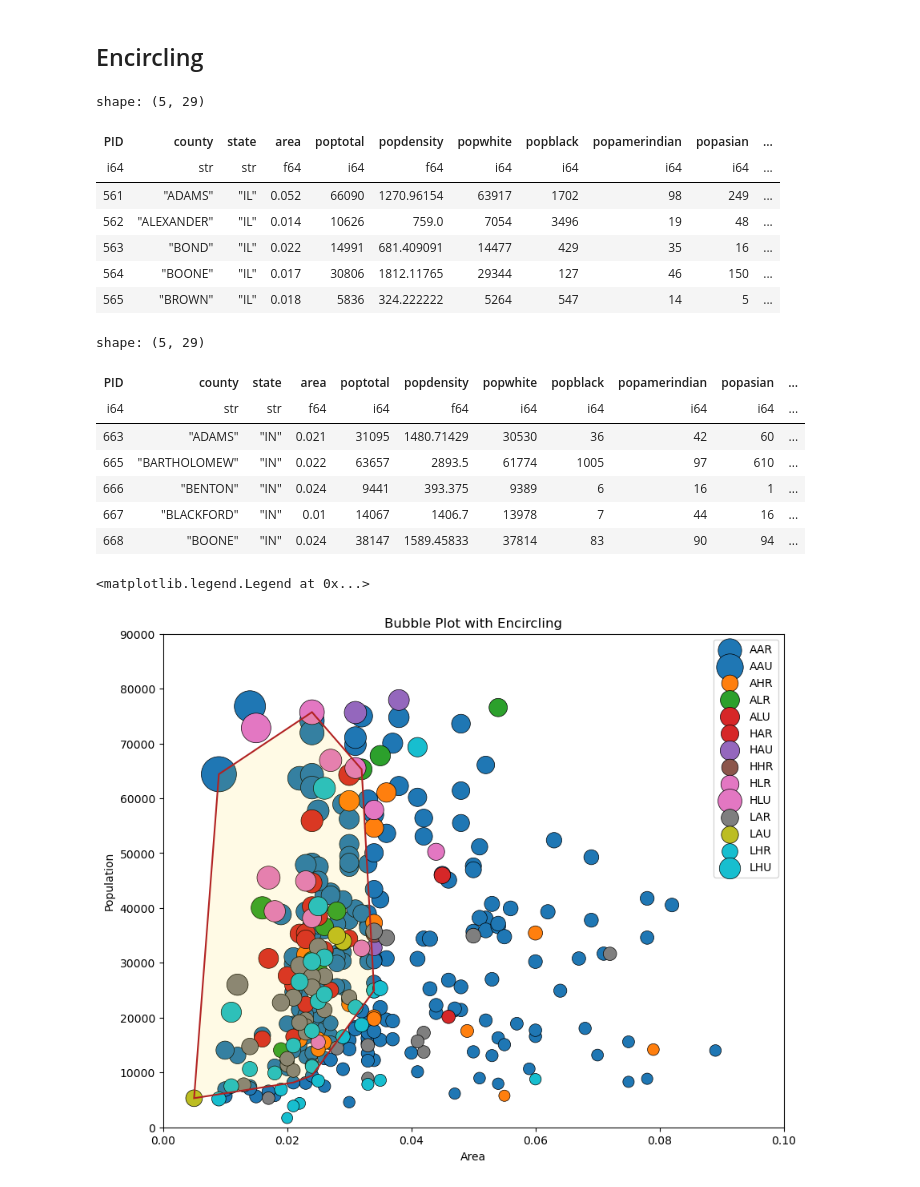
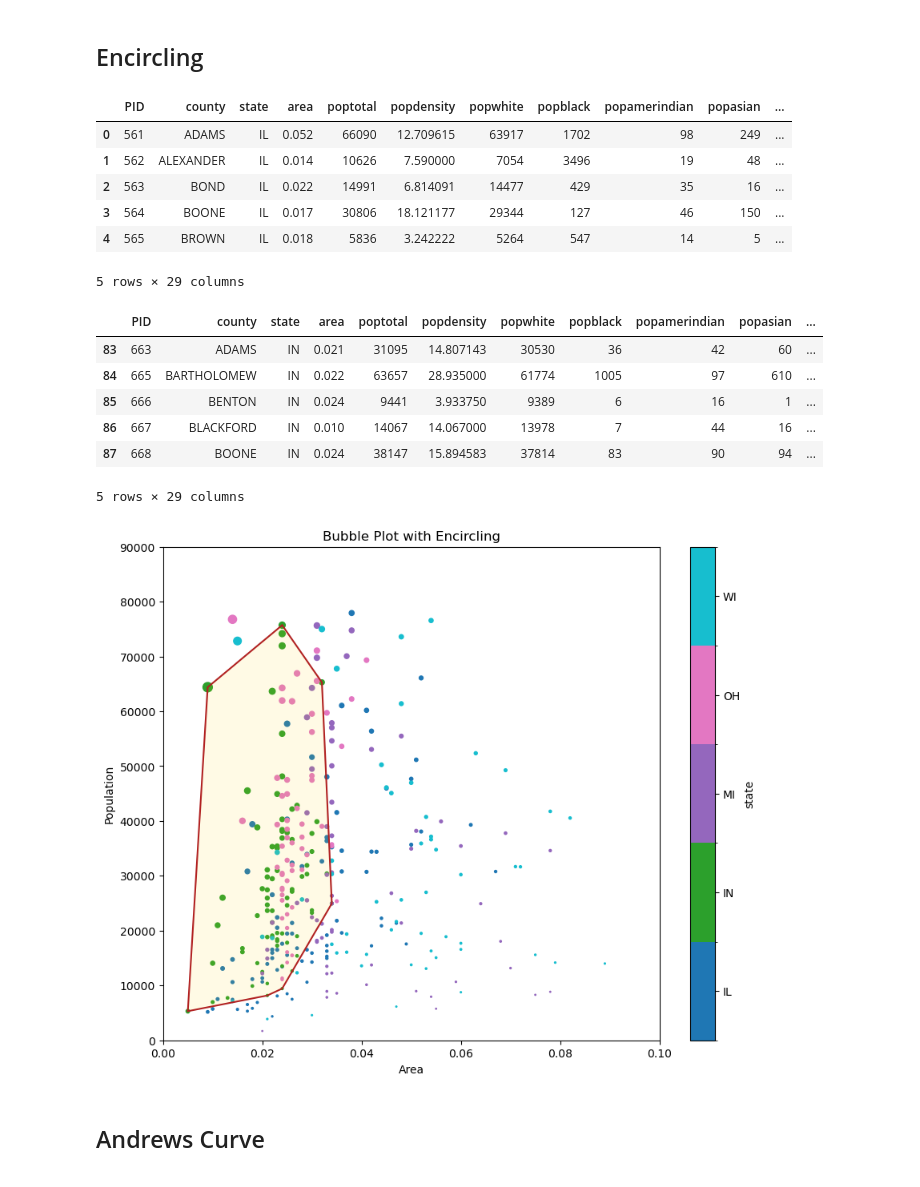
Before and after one commit to ivaquero/blog-bio, a Jupyter notebook: analysis/group.ipynb, the cells around one changed output. Drawn from its saved outputs; the diff is of its cells as text; code cells hidden in the pictures.

```diff
--- a/analysis/group.ipynb
+++ b/analysis/group.ipynb
@@ -23,6 +21,6 @@ shape: (5, 11)
 # %%
-mpg_group = (
-    mpg[:, ["cty", "manufacturer"]].group_by("manufacturer").mean().sort(by="cty")
-)
+mpg_group = mpg.loc[:, ["cty", "manufacturer"]].groupby("manufacturer").mean()
+mpg_group = mpg_group.sort_values("cty")
+mpg_group = mpg_group.reset_index()
 mpg_group.head()
 # %% [output]
@@ -37,7 +33,7 @@ shape: (5, 2)
 # %%
 fig, ax = plt.subplots(figsize=(10, 6), facecolor="white")
 
-x = mpg_group["manufacturer"].str.to_uppercase()
+x = mpg_group["manufacturer"].str.upper()
 y = mpg_group["cty"]
 
 ax.bar(x=x, height=y)
@@ -64,6 +60,8 @@ p2 = patches.Rectangle(
 fig.add_artist(p1)
 fig.add_artist(p2)
 
+ax.set(ylim=(0, 30), ylabel="Miles Per Gallon", title="Bar Chart for Highway Mileage")
 plt.setp(ax.get_xticklabels(), rotation=60, horizontalalignment="right")
-ax.set(ylim=(0, 30), ylabel="Miles Per Gallon", title="Bar Chart for Highway Mileage")
+
+plt.show()
 # %% [output]
@@ -105,75 +167,63 @@ plt.show()
 # %% [markdown]
 ## Encircling
 # %%
-midwest = pl.read_csv("data/midwest_filter.csv")
-midwest.with_columns(
-    popdensity=midwest["poptotal"] / 100, state=midwest["state"].cast(pl.Categorical)
-)
+midwest = pd.read_csv("data/midwest_filter.csv")
+midwest["popdensity"] = midwest["popdensity"] / 100
+midwest["state"] = midwest["state"].astype("category")
 midwest.head()
 # %% [output]
+|  | PID | county | state | area | poptotal | popdensity | popwhite | popblack | popamerindian | popasian | ... |
+| 0 | 561 | ADAMS | IL | 0.052 | 66090 | 12.709615 | 63917 | 1702 | 98 | 249 | ... |
+| 1 | 562 | ALEXANDER | IL | 0.014 | 10626 | 7.590000 | 7054 | 3496 | 19 | 48 | ... |
+| 2 | 563 | BOND | IL | 0.022 | 14991 | 6.814091 | 14477 | 429 | 35 | 16 | ... |
+| 3 | 564 | BOONE | IL | 0.017 | 30806 | 18.121177 | 29344 | 127 | 46 | 150 | ... |
+| 4 | 565 | BROWN | IL | 0.018 | 5836 | 3.242222 | 5264 | 547 | 14 | 5 | ... |
-shape: (5, 29)
+5 rows × 29 columns
-| PID | county | state | area | poptotal | popdensity | popwhite | popblack | popamerindian | popasian | ... |
-| i64 | str | str | f64 | i64 | f64 | i64 | i64 | i64 | i64 | ... |
-| 561 | "ADAMS" | "IL" | 0.052 | 66090 | 1270.96154 | 63917 | 1702 | 98 | 249 | ... |
-| 562 | "ALEXANDER" | "IL" | 0.014 | 10626 | 759.0 | 7054 | 3496 | 19 | 48 | ... |
-| 563 | "BOND" | "IL" | 0.022 | 14991 | 681.409091 | 14477 | 429 | 35 | 16 | ... |
-| 564 | "BOONE" | "IL" | 0.017 | 30806 | 1812.11765 | 29344 | 127 | 46 | 150 | ... |
-| 565 | "BROWN" | "IL" | 0.018 | 5836 | 324.222222 | 5264 | 547 | 14 | 5 | ... |
 # %%
-midwest_select = midwest.filter(pl.col("state") == "IN")
+midwest_select = midwest.query("state=='IN'")
 midwest_select.head()
 # %% [output]
+|  | PID | county | state | area | poptotal | popdensity | popwhite | popblack | popamerindian | popasian | ... |
+| 83 | 663 | ADAMS | IN | 0.021 | 31095 | 14.807143 | 30530 | 36 | 42 | 60 | ... |
+| 84 | 665 | BARTHOLOMEW | IN | 0.022 | 63657 | 28.935000 | 61774 | 1005 | 97 | 610 | ... |
+| 85 | 666 | BENTON | IN | 0.024 | 9441 | 3.933750 | 9389 | 6 | 16 | 1 | ... |
+| 86 | 667 | BLACKFORD | IN | 0.010 | 14067 | 14.067000 | 13978 | 7 | 44 | 16 | ... |
+| 87 | 668 | BOONE | IN | 0.024 | 38147 | 15.894583 | 37814 | 83 | 90 | 94 | ... |
-shape: (5, 29)
+5 rows × 29 columns
-| PID | county | state | area | poptotal | popdensity | popwhite | popblack | popamerindian | popasian | ... |
-| i64 | str | str | f64 | i64 | f64 | i64 | i64 | i64 | i64 | ... |
-| 663 | "ADAMS" | "IN" | 0.021 | 31095 | 1480.71429 | 30530 | 36 | 42 | 60 | ... |
-| 665 | "BARTHOLOMEW" | "IN" | 0.022 | 63657 | 2893.5 | 61774 | 1005 | 97 | 610 | ... |
-| 666 | "BENTON" | "IN" | 0.024 | 9441 | 393.375 | 9389 | 6 | 16 | 1 | ... |
-| 667 | "BLACKFORD" | "IN" | 0.01 | 14067 | 1406.7 | 13978 | 7 | 44 | 16 | ... |
-| 668 | "BOONE" | "IN" | 0.024 | 38147 | 1589.45833 | 37814 | 83 | 90 | 94 | ... |
 # %%
 _, ax = plt.subplots(figsize=(10, 8))
 
-categories = np.unique(midwest["category"])
-colors = [plt.cm.tab10(i / float(len(categories) - 1)) for i in range(len(categories))]
-
-for i, category in enumerate(categories):
-    plt.scatter(
-        "area",
-        "poptotal",
-        data=midwest.filter(pl.col("category") == category),
-        s="dot_size",
-        color=colors[i],
-        label=str(category),
-        edgecolors="black",
-        linewidths=0.5,
-    )
+midwest.plot.scatter(
+    x="area", y="poptotal", c="state", s="popdensity", cmap="tab10", ax=ax
+)
 
 
 # Encircling
-def encircle(x, y, ax=None, **kw):
+def encircle(x, y, ax=None, **kw) -> None:
     ax = ax or plt.gca()
     p = np.stack([x, y], axis=1)
     hull = ConvexHull(p)
     poly = patches.Polygon(xy=p[hull.vertices, :], closed=True, **kw)
     ax.add_patch(poly)
 
 
 ax.set(
     xlim=(0.0, 0.1),
     ylim=(0, 90000),
     xlabel="Area",
     ylabel="Population",
     title="Bubble Plot with Encircling",
 )
 
 x = midwest_select["area"]
 y = midwest_select["poptotal"]
 
 # Draw polygon surrounding vertices
 encircle(x, y, ec="k", fc="gold", alpha=0.1, ax=ax)
 encircle(x, y, ec="firebrick", fc="none", lw=1.5, ax=ax)
-ax.legend()
+
+plt.show()
 # %% [output]
-<matplotlib.legend.Legend at 0x...>
-[figure, old version]
+[figure, new version]
+# %% [markdown]
+## Andrews Curve
```
Also changed, not shown: parts of 14 cells of this notebook, 14 other files.
